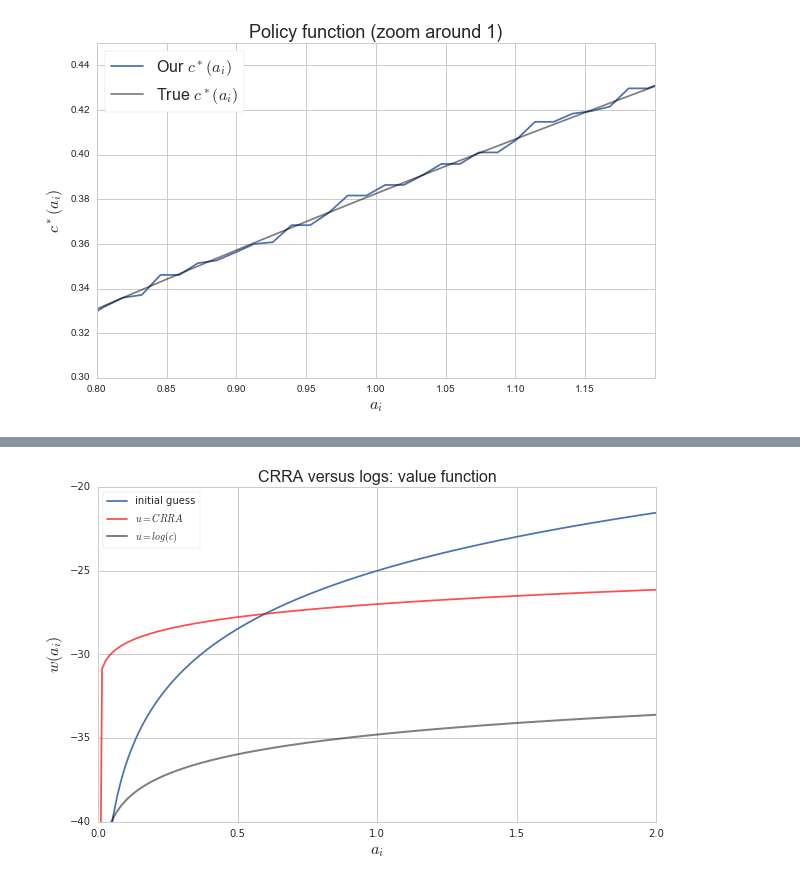
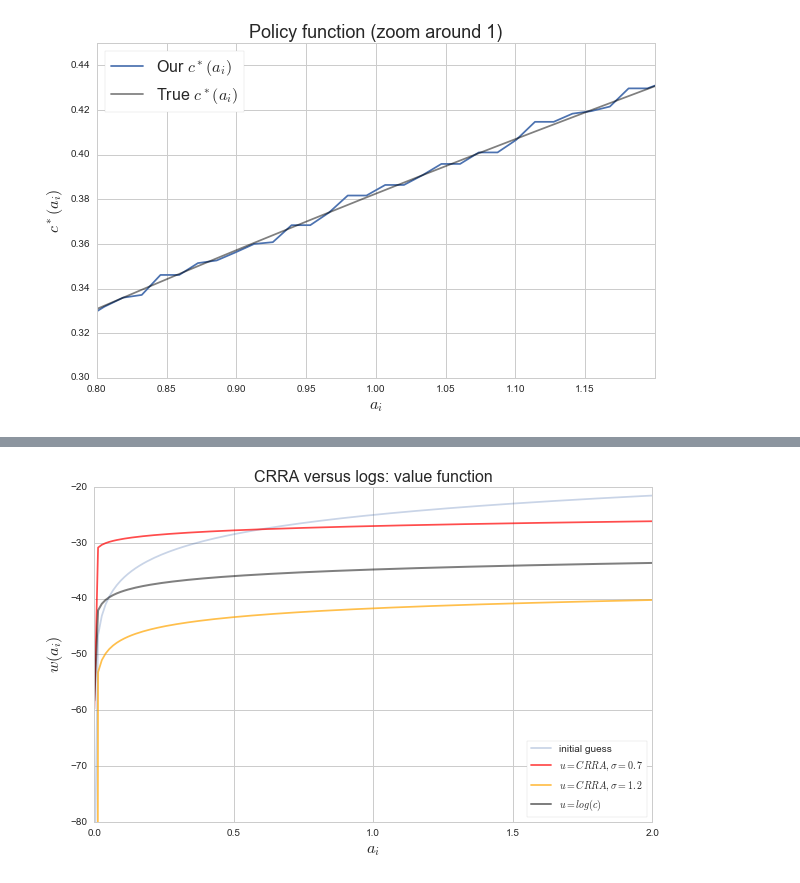
Before and after one commit to crisla/code-club, a Jupyter notebook: s3/Deterministic Consumption Problems.ipynb, the cells around one changed output, grey strips where cells are left out. Saved outputs shown, nothing was run; the diff lists cells and outputs as text; code cells hidden in the pictures.

```diff
--- a/s3/Deterministic Consumption Problems.ipynb
+++ b/s3/Deterministic Consumption Problems.ipynb
@@ -219,13 +217,13 @@ sigma=0.7
 crra_u = lambda x: (x**(1-sigma) - 1)/(1-sigma)
 
 w = w0
-tol = 1e-6
+tol = 1e-5
 distance = np.abs(np.max(w0 - bellman_operator(w0)))
 iterations = 0
 while distance > tol:
     bellman = bellman_operator_plus(w, return_policy=True, u =crra_u)
     w_next = bellman[0]
-    policy = bellman[1]
+    policy07 = bellman[1]
     distance = np.abs(np.max(w - w_next))
     w = w_next
     iterations += 1
@@ -240 +237,19 @@ print 'Done'
 Done
+# %%
+sigma=1.2
+crra_u = lambda x: (x**(1-sigma) - 1)/(1-sigma)
+
+w12 = w0
+tol = 1e-6
+distance = np.abs(np.max(w0 - bellman_operator(w0)))
+iterations = 0
+while distance > tol:
+    bellman = bellman_operator_plus(w12, return_policy=True, u =crra_u)
+    w_next = bellman[0]
+    policy12 = bellman[1]
+    distance = np.abs(np.max(w12 - w_next))
+    w12 = w_next
+    iterations += 1
+    if iterations % 50 == 0:
+        print ' after {} iterations, distance is {}'.format(iterations, distance)
+print 'Done'
@@ -241,17 +264,18 @@ Done
 # %%
 # plot the result
 plt.figure(figsize=(10,6))
-plt.ylim(-40, -20)
-plt.plot(grid, w0, label='initial guess')
-plt.plot(grid, w, c='red', alpha=0.7, label='$u = CRRA$')
+plt.ylim(-80, -20)
+plt.plot(grid, w0, label='initial guess', alpha=0.3)
+plt.plot(grid, w, c='red', alpha=0.7, label='$u = CRRA, \sigma=0.7$')
+plt.plot(grid, w12, c='orange', alpha=0.7, label='$u = CRRA, \sigma=1.2$')
 plt.ylabel('$w(a_i)$', fontsize=16)
 plt.xlabel('$a_i$', fontsize=16)
 plt.title('CRRA versus logs: value function', fontsize=16)
 plt.plot(grid, v_star(grid), 'k-', lw=2, alpha=0.5, label='$u = log(c)$')
 plt.legend(loc='best', frameon=True)
 plt.show()
 # %% [output]
-[figure, old version]
+[figure, new version]
 # %%
 log_c = (1 - alpha * beta) * grid**alpha
 
```
Also changed, not shown: parts of 5 cells of this notebook, 1 other file.
